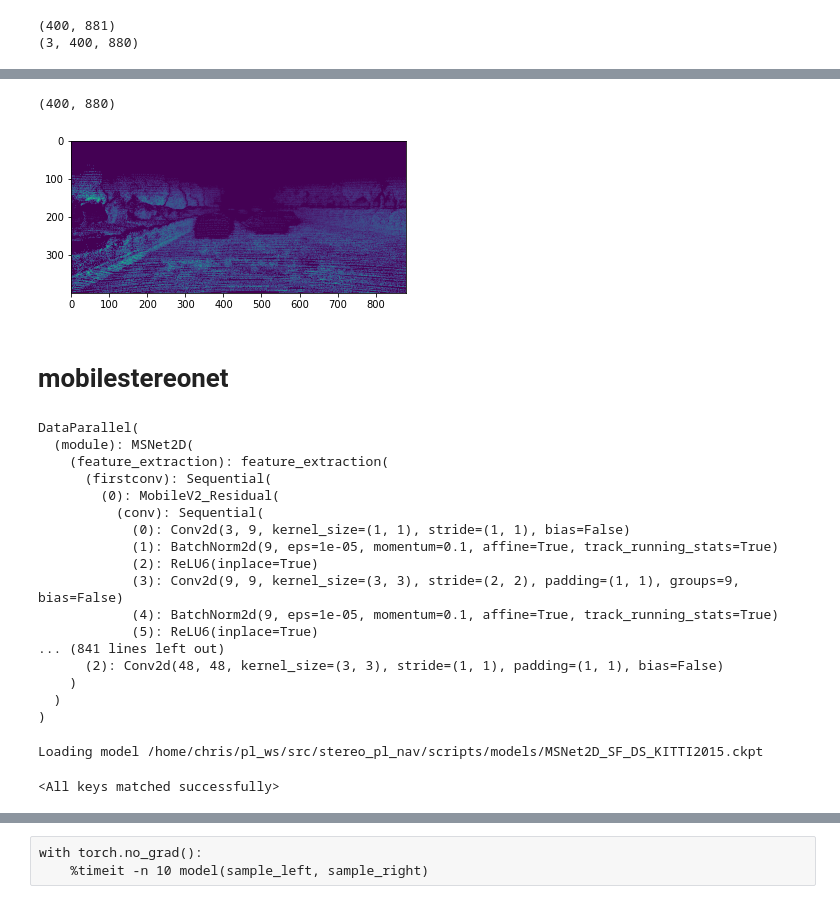
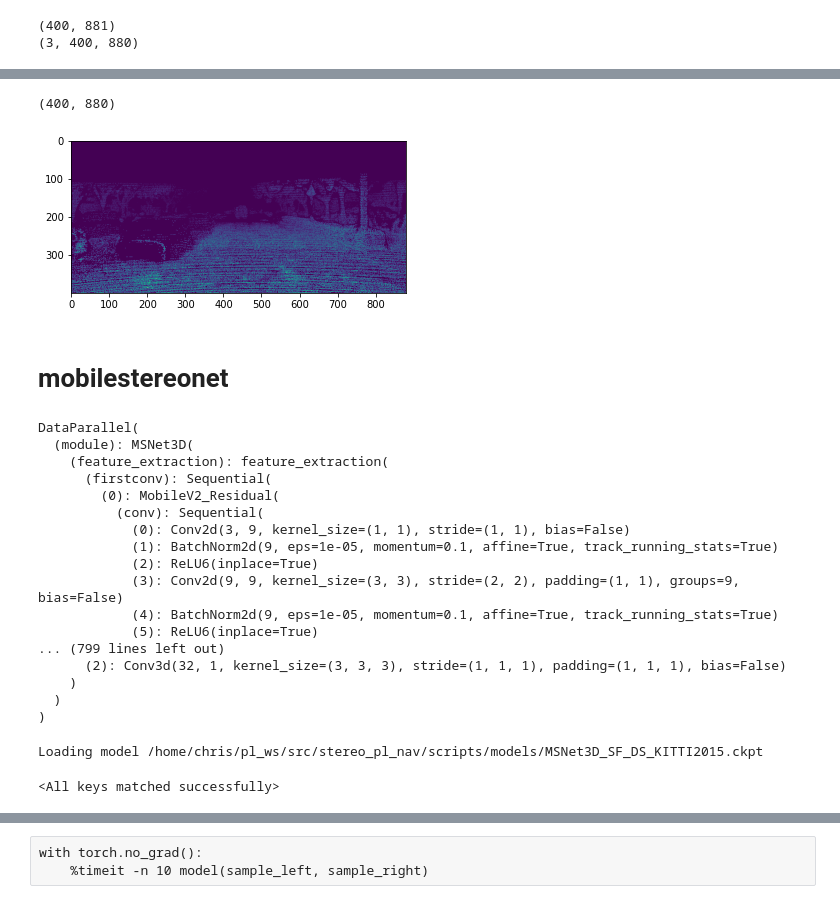
Before and after one commit to lhy0807/stereo_pl_nav, a Jupyter notebook: scripts/voxelstereonet/test_ds.ipynb, the cells around one changed output, grey strips where cells are left out. Saved outputs shown, nothing was run; the diff lists cells and outputs as text; code cells hidden in the pictures.

```diff
--- a/scripts/voxelstereonet/test_ds.ipynb
+++ b/scripts/voxelstereonet/test_ds.ipynb
@@ -99,9 +104,13 @@ torch.Size([3, 400, 880])
 # %%
-plt.imshow(disparity)
-disparity.shape
+import disparity_interpolation
+# disparity[disparity <= 0] = -1
+# disparity = disparity.copy(order='C')
+# disparity = disparity_interpolation.disparity_interpolator(disparity)
+# plt.imshow(disparity)
+# disparity.shape
 # %% [output]
 (400, 880)
-[figure, old version]
+[figure, new version]
 # %%
 # Camera intrinsics and extrinsics
 c_u = 4.556890e+2
@@ -132,13 +141,13 @@ def project_image_to_velo(uv_depth):
 # %% [markdown]
 # mobilestereonet
 # %%
-from models.mobilestereonet.models.MSNet2D import MSNet2D
-model = MSNet2D(192)
-model = nn.DataParallel(model)
+from models.mobilestereonet.models.MSNet3D import MSNet3D
+model = MSNet3D(192)
+model = nn.DataParallel(model,device_ids=[0,1])
 model.cuda()
 # %% [output]
 DataParallel(
-  (module): MSNet2D(
+  (module): MSNet3D(
     (feature_extraction): feature_extraction(
       (firstconv): Sequential(
         (0): MobileV2_Residual(
@@ -149,18 +158,18 @@ DataParallel(
             (3): Conv2d(9, 9, kernel_size=(3, 3), stride=(2, 2), padding=(1, 1), groups=9, bias=False)
             (4): BatchNorm2d(9, eps=1e-05, momentum=0.1, affine=True, track_running_stats=True)
             (5): ReLU6(inplace=True)
-... (841 lines left out)
-      (2): Conv2d(48, 48, kernel_size=(3, 3), stride=(1, 1), padding=(1, 1), bias=False)
+... (799 lines left out)
+      (2): Conv3d(32, 1, kernel_size=(3, 3, 3), stride=(1, 1, 1), padding=(1, 1, 1), bias=False)
     )
   )
 )
 # %%
-ckpt_path = "/home/chris/pl_ws/src/stereo_pl_nav/scripts/models/MSNet2D_SF_DS_KITTI2015.ckpt"
+ckpt_path = "/home/chris/pl_ws/src/stereo_pl_nav/scripts/models/MSNet3D_SF_DS_KITTI2015.ckpt"
 print("Loading model {}".format(ckpt_path))
 state_dict = torch.load(ckpt_path)
 model.load_state_dict(state_dict['model'])
 # %% [output]
-Loading model /home/chris/pl_ws/src/stereo_pl_nav/scripts/models/MSNet2D_SF_DS_KITTI2015.ckpt
+Loading model /home/chris/pl_ws/src/stereo_pl_nav/scripts/models/MSNet3D_SF_DS_KITTI2015.ckpt
 <All keys matched successfully>
 # %%
 import matplotlib.pyplot as plt
```
Also changed, not shown: parts of 33 cells of this notebook, 11 other files.
